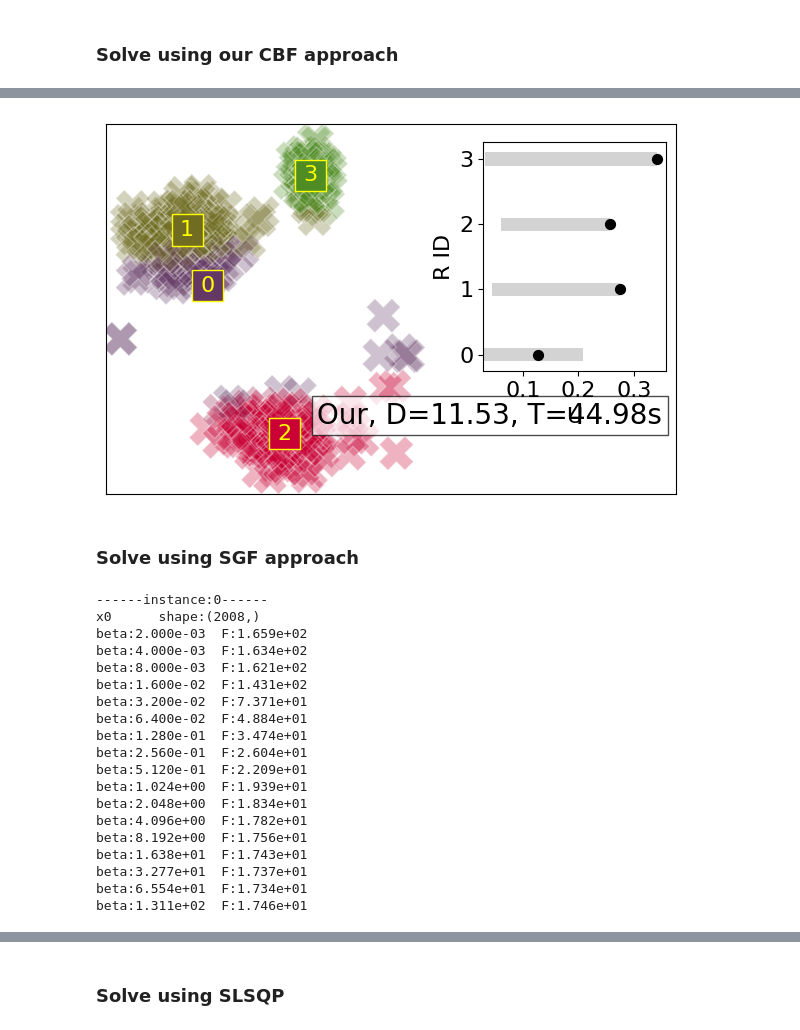
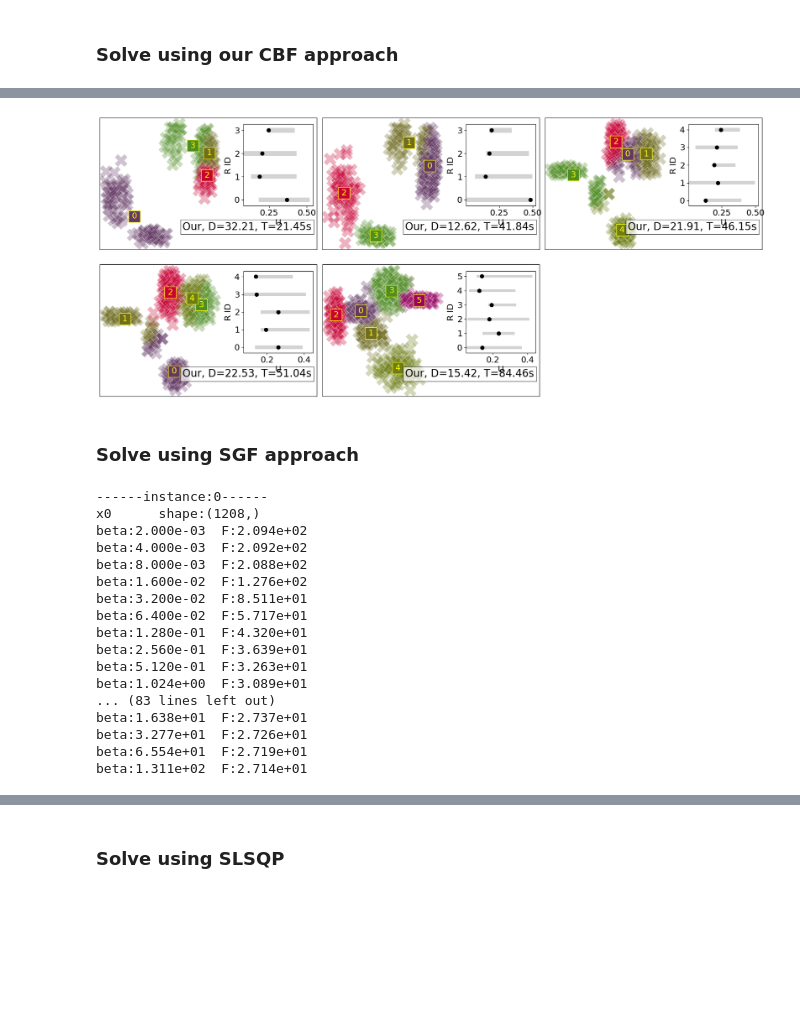
Before and after one commit to dt-1729/CBF_MEP_consRA, a Jupyter notebook: clustering_compare_annealing_v1.ipynb, the cells around one changed output, grey strips where cells are left out. Cells and saved outputs as stored; diff of their text form; code cells hidden in the pictures; blank space fills up the shorter version.

```diff
--- a/clustering_compare_annealing_v1.ipynb
+++ b/clustering_compare_annealing_v1.ipynb
@@ -23,11 +23,11 @@ from mpl_toolkits.axes_grid1.inset_locator import inset_axes
 ### Create multiple constrained FLP instances
 # %%
 n_instances = 5
-N_range = [int(100+100*n) for n in range(n_instances)]
-M_range = [int(2+0.8*m) for m in range(n_instances)]
+N_range = [int(300+100*n) for n in range(n_instances)]
+M_range = [int(4+0.6*m) for m in range(n_instances)]
 cov_range = [8+2*p for p in range(n_instances)]
 d = 2
 scale = 20
-seed = 13
+seed = 20
 N_range, M_range, cov_range
 # %% [output]
@@ -43,7 +43,7 @@ alpha_h = 20
 alpha_l = 20
 p1 = 1
 p2 = 10
-gamma = 20
+gamma = 10
 u_b = 0.0
 
 # SGF
@@ -54,7 +54,7 @@ T_f = 10
 dt_init = 0.05
 dt_max = 0.1
 dt_min = 1e-4
-Ftol = 0.005 # same for SLSQP and SGF
+Ftol = 0.03 # same for SLSQP and SGF
 xtol = 1e-2
 
 # parameters for deterministic annealing based optimization
@@ -78,8 +78,8 @@ for N, M, cov in zip(N_range, M_range, cov_range):
     alloc_cost = np.random.uniform(1,1,(N,M))
     mean_alloc_cost = np.mean(alloc_cost)
     C = np.random.uniform(0.4,1,len(split_pct))
-    C = (C/np.sum(C) + 0.02) * mean_alloc_cost
-    B = np.random.uniform(C.min()*0.1, C.min()*0.3, len(split_pct))
+    C = (C/np.sum(C) + 0.2) * mean_alloc_cost
+    B = np.random.uniform(C.min()*0.0, C.min()*0.6, len(split_pct))
     print(C,B)
     flp = class_flp.FLP(N, M, d, demandLoc, rho, C, B, alloc_cost, P_eps=1e-20, beta_tol=1e-10)
     flp_instances.append(flp)
@@ -203,14 +202,16 @@ beta:1.311e+02  F:1.153e+01
 # %%
 class_flp.plot_flp_sol_instances(
     CBF_sol_instances,
     fontSize = 20,
     figSize = (6,4),
+    inset_coords=(0.65, 0.35, 0.32, 0.62),
+    text_coords=(-10,-200),
     savefig_opts=saveFig_opts,
     plotResTraj = False,
     plotCapacities=True
 )
 # %% [output]
-[figure, old version]
+[figure, new version]
 # %% [markdown]
 ### Solve using SGF approach
 # %%
@@ -245,24 +246,22 @@ for i, flp in enumerate(flp_instances):
     SGF_sol_instances.append(sol_instance)
 # %% [output]
 ------instance:0------
-x0      shape:(2008,)
-beta:2.000e-03  F:1.659e+02
-beta:4.000e-03  F:1.634e+02
-beta:8.000e-03  F:1.621e+02
-beta:1.600e-02  F:1.431e+02
-beta:3.200e-02  F:7.371e+01
-beta:6.400e-02  F:4.884e+01
-beta:1.280e-01  F:3.474e+01
-beta:2.560e-01  F:2.604e+01
-beta:5.120e-01  F:2.209e+01
-beta:1.024e+00  F:1.939e+01
-beta:2.048e+00  F:1.834e+01
-beta:4.096e+00  F:1.782e+01
-beta:8.192e+00  F:1.756e+01
-beta:1.638e+01  F:1.743e+01
-beta:3.277e+01  F:1.737e+01
-beta:6.554e+01  F:1.734e+01
-beta:1.311e+02  F:1.746e+01
+x0      shape:(1208,)
+beta:2.000e-03  F:2.094e+02
+beta:4.000e-03  F:2.092e+02
+beta:8.000e-03  F:2.088e+02
+beta:1.600e-02  F:1.276e+02
+beta:3.200e-02  F:8.511e+01
+beta:6.400e-02  F:5.717e+01
+beta:1.280e-01  F:4.320e+01
+beta:2.560e-01  F:3.639e+01
+beta:5.120e-01  F:3.263e+01
+beta:1.024e+00  F:3.089e+01
+... (83 lines left out)
+beta:1.638e+01  F:2.737e+01
+beta:3.277e+01  F:2.726e+01
+beta:6.554e+01  F:2.719e+01
+beta:1.311e+02  F:2.714e+01
 # %%
 class_flp.plot_flp_sol_instances(
     SGF_sol_instances,
```
Also changed, not shown: parts of 11 cells of this notebook, 39 other files.
